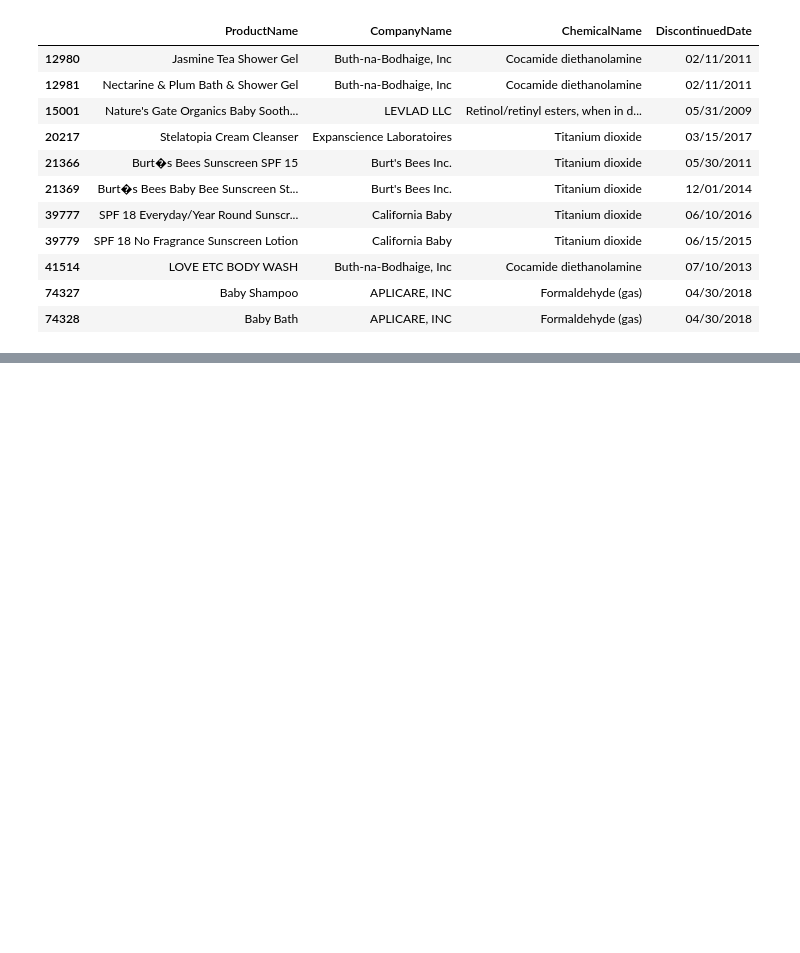
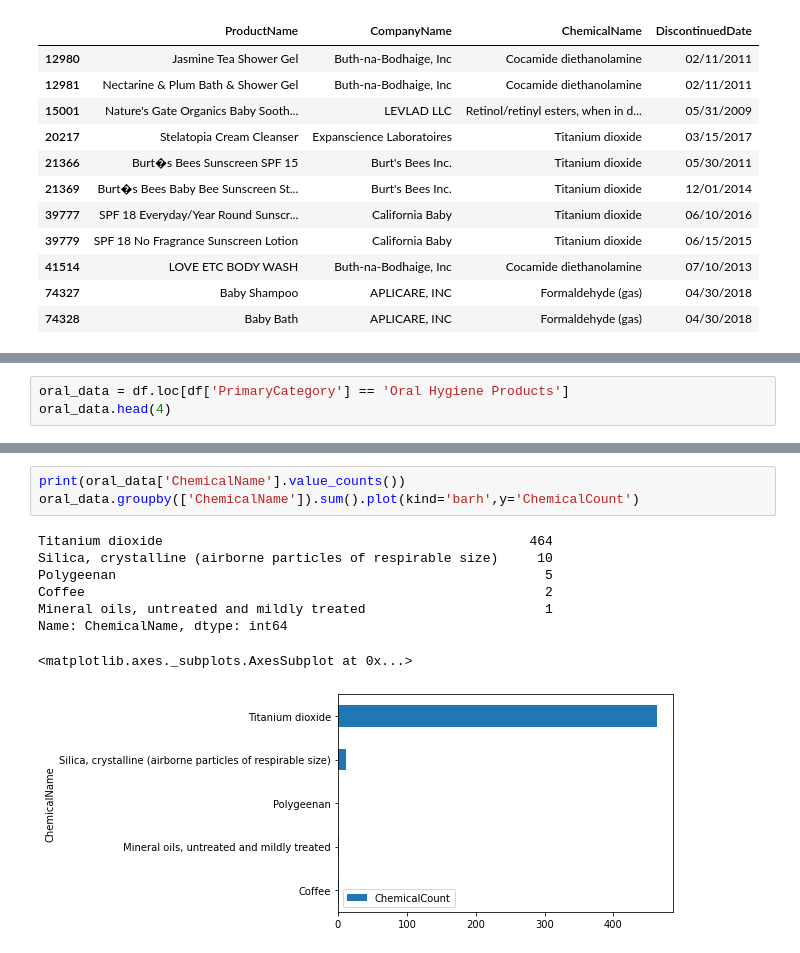
Before and after one commit to maryawamaitha/Data-Visualization-Portfolio-Projects, a Jupyter notebook: Chemicals_In_Cosmetics.ipynb, the cells around one changed output, grey strips where cells are left out. Drawn from its saved outputs; the diff is of its cells as text; blank space fills up the shorter version.

```diff
--- a/Chemicals_In_Cosmetics.ipynb
+++ b/Chemicals_In_Cosmetics.ipynb
@@ -181,0 +173,3 @@ baby_df[['ProductName','CompanyName','ChemicalName','DiscontinuedDate']]
+# %%
+oral_data = df.loc[df['PrimaryCategory'] == 'Oral Hygiene Products']
+oral_data.head(4)
@@ -181,0 +183,12 @@ baby_df[['ProductName','CompanyName','ChemicalName','DiscontinuedDate']]
+# %%
+print(oral_data['ChemicalName'].value_counts())
+oral_data.groupby(['ChemicalName']).sum().plot(kind='barh',y='ChemicalCount')
+# %% [output]
+Titanium dioxide                                               464
+Silica, crystalline (airborne particles of respirable size)     10
+Polygeenan                                                       5
+Coffee                                                           2
+Mineral oils, untreated and mildly treated                       1
+Name: ChemicalName, dtype: int64
+<matplotlib.axes._subplots.AxesSubplot at 0x...>
+[figure, added]
```
Also changed, not shown: parts of 9 cells of this notebook.
